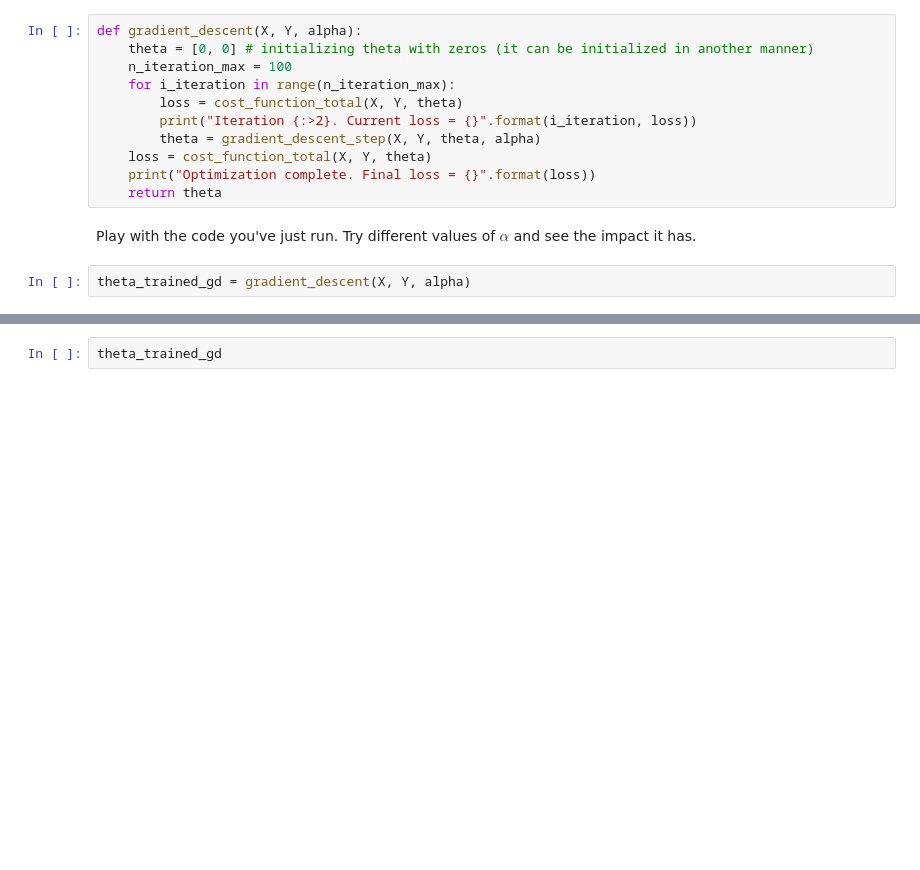
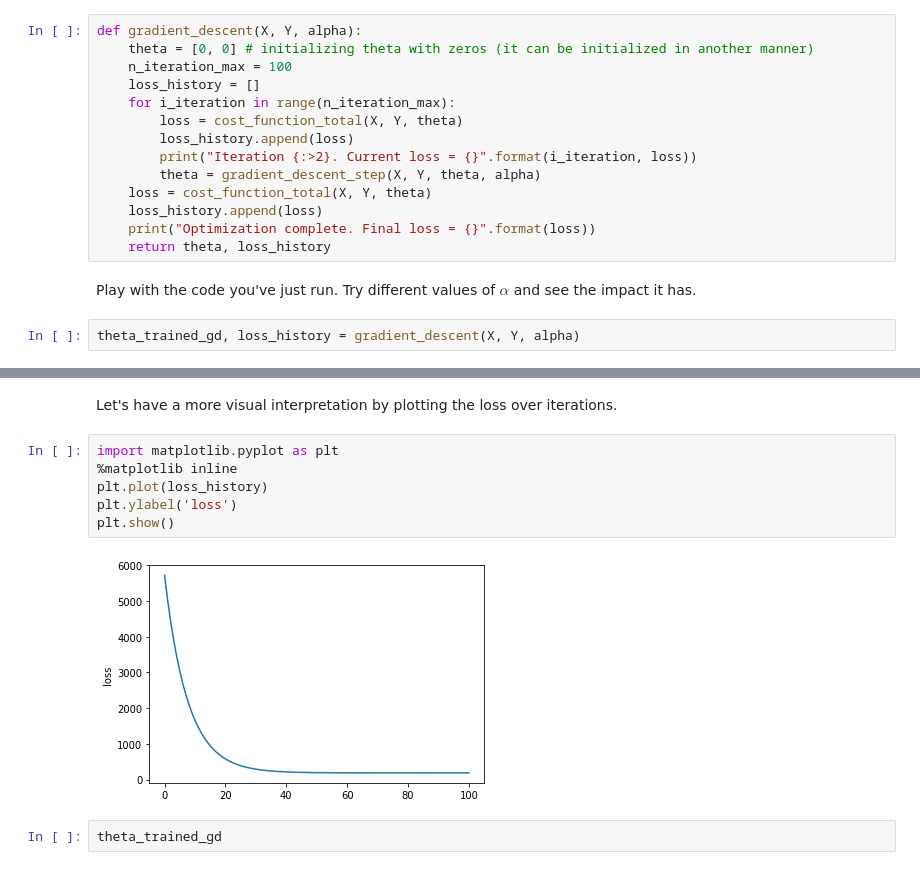
Before and after one commit to azubiolo/lectures, a Jupyter notebook: ml_from_scratch/4_least-squares_continued/least-squares.ipynb, the cells around one changed output, grey strips where cells are left out. Drawn from its saved outputs; the diff is of its cells as text; blank space fills up the shorter version.

```diff
--- a/ml_from_scratch/4_least-squares_continued/least-squares.ipynb
+++ b/ml_from_scratch/4_least-squares_continued/least-squares.ipynb
@@ -164,16 +164,19 @@ The `gradient_descent_step` implements a single gradient step of the gradient de
 def gradient_descent(X, Y, alpha):
     theta = [0, 0] # initializing theta with zeros (it can be initialized in another manner)
     n_iteration_max = 100
+    loss_history = []
     for i_iteration in range(n_iteration_max):
         loss = cost_function_total(X, Y, theta)
+        loss_history.append(loss)
         print("Iteration {:>2}. Current loss = {}".format(i_iteration, loss))
         theta = gradient_descent_step(X, Y, theta, alpha)
     loss = cost_function_total(X, Y, theta)
+    loss_history.append(loss)
     print("Optimization complete. Final loss = {}".format(loss))
-    return theta
+    return theta, loss_history
 # %% [markdown]
 Play with the code you've just run. Try different values of $\alpha$ and see the impact it has.
 # %%
-theta_trained_gd = gradient_descent(X, Y, alpha)
+theta_trained_gd, loss_history = gradient_descent(X, Y, alpha)
 # %% [output]
 Iteration  0. Current loss = 5724.0
@@ -196,3 +199,13 @@ Optimization complete. Final loss = 186.155108016
+# %% [markdown]
+Let's have a more visual interpretation by plotting the loss over iterations.
+# %%
+import matplotlib.pyplot as plt
+%matplotlib inline
+plt.plot(loss_history)
+plt.ylabel('loss')
+plt.show()
+# %% [output]
+[figure, added]
 # %%
 theta_trained_gd
 # %% [output]
```
Also changed, not shown: parts of 22 cells of this notebook, 1 other file.
